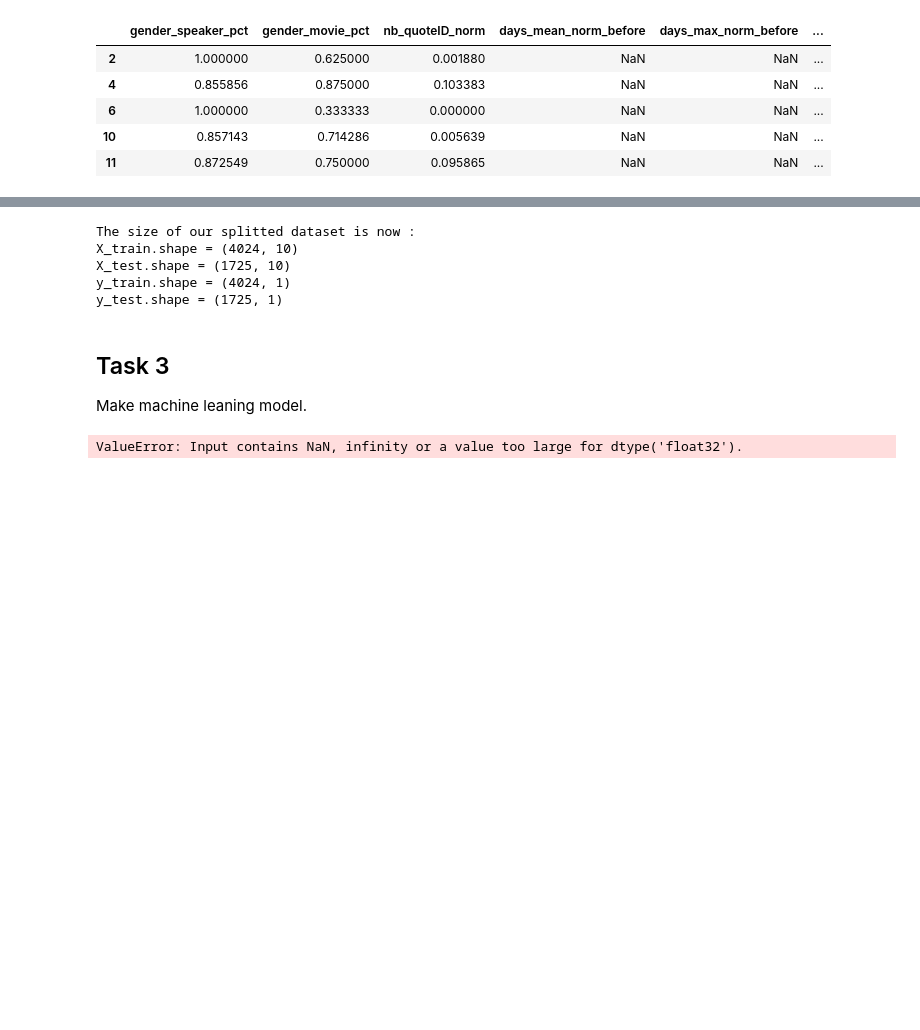
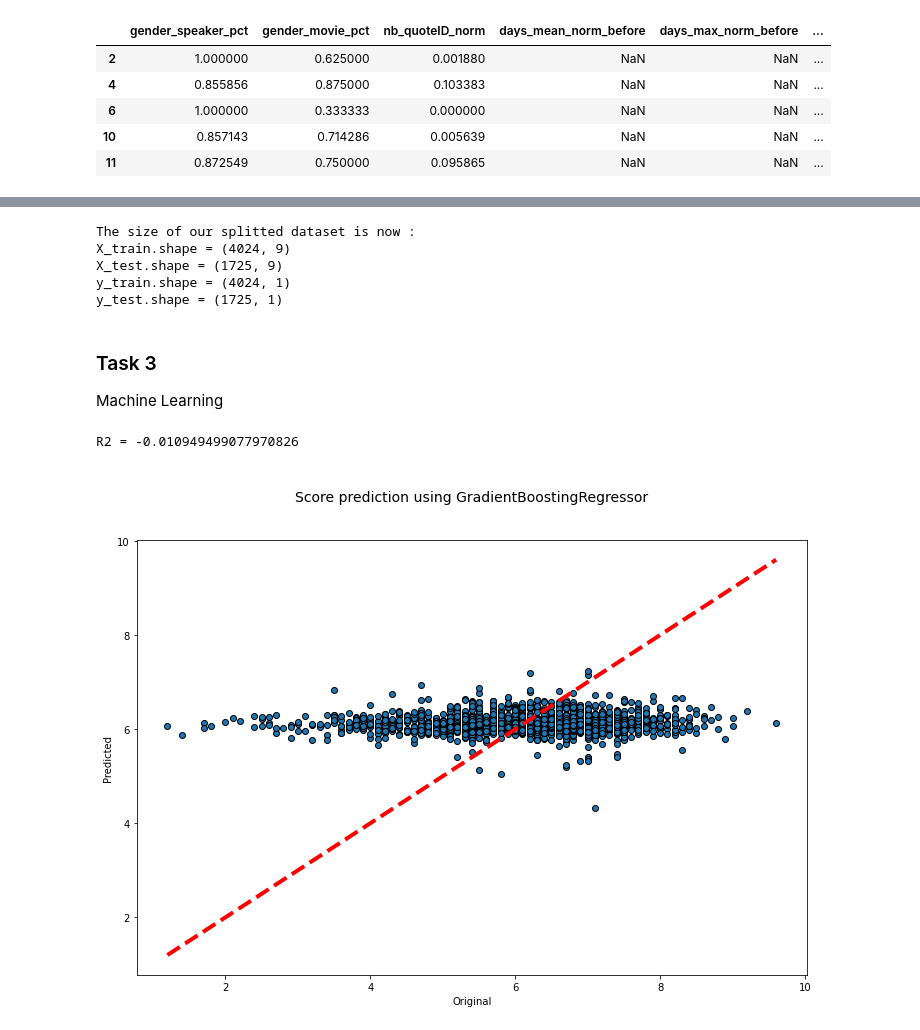
Before and after one commit to epfl-ada/ada-2021-project-escouade, a Jupyter notebook: src/Question_3.ipynb, the cells around one changed output, grey strips where cells are left out. Cells and saved outputs as stored; diff of their text form; code cells hidden in the pictures; blank space fills up the shorter version.

```diff
--- a/src/Question_3.ipynb
+++ b/src/Question_3.ipynb
@@ -126,6 +98,7 @@ X.head()
 | 10 | 0.857143 | 0.714286 | 0.005639 | NaN | NaN | ... |
 | 11 | 0.872549 | 0.750000 | 0.095865 | NaN | NaN | ... |
 # %%
+df_ML_filtred = df_Q3_comp.copy()
 #to make a prediction we must eliminate the missing values
 len(df_ML_filtred[df_ML_filtred.isna().any(axis=1)])
 #replace nan values with mean
@@ -136,4 +107,4 @@ len(df_ML_filtred[df_ML_filtred.isna().any(axis=1)])
 # %%
 #store labels for the training
-df_Q3_comp = df_Q3_comp.astype({'averageRating_y': int})
+df_ML_filtred = df_ML_filtred.astype({'averageRating': float})
 # %%
@@ -175,10 +129,0 @@ df_Q3_comp
-# %%
-# Function taking as argument a dataframe and a list of columns
-# It return a numpy array containing the dataframe columns
-# It checks if the dimension of the returning array has the correct dimension
-def numpy_helper(df, cols):
-    result = df[cols].to_numpy(copy = True)
-    if len(df) == result.shape[0] and len(cols) == result.shape[1] :
-        return result
-    else:
-        raise Exception(f"Dimensions of the array is wrong: {result.shape = }")
@@ -190,8 +138,8 @@ print(features_cols )
 # %%
 features_cols = X.columns.tolist()
 # Creating the features array and the label array
-X_array = numpy_helper(df_Q3_comp,features_cols)
-Y_array = numpy_helper(df_Q3_comp, ['averageRating_x'])
+X_array = numpy_helper(df_ML_filtred,features_cols)
+Y_array = numpy_helper(df_ML_filtred, ['averageRating'])
 # Splitting the dataset in training and testing subset
 X_train, X_test, y_train, y_test = sklearn.model_selection.train_test_split(X_array,
                                                                             Y_array,
@@ -207,35 +155,36 @@ print(f"{y_train.shape = }")
 print(f"{y_test.shape = }")
 # %% [output]
 The size of our splitted dataset is now :
-X_train.shape = (4024, 10)
-X_test.shape = (1725, 10)
+X_train.shape = (4024, 9)
+X_test.shape = (1725, 9)
 y_train.shape = (4024, 1)
 y_test.shape = (1725, 1)
 # %% [markdown]
-## Task 3
-Make machine leaning model.
+### Task 3
+Machine Learning
 # %%
 from sklearn.ensemble import GradientBoostingRegressor
 # %%
 # Training a Gradient Boosting Regressor model
 grad_boost_reg = GradientBoostingRegressor()
 grad_boost_reg.fit(X_train, np.ravel(y_train))
 
 # Using the model on the test set
 y_predicted = grad_boost_reg.predict(X_test)
 # Computing R squared metric for the model
 print(f"R2 = {r2_score(y_test, y_predicted)}")
 
 # Plotting the results
 fig, ax = plt.subplots(figsize=(12, 8))
 ax.scatter(y_test, y_predicted, edgecolors=(0, 0, 0))
 ax.plot([min(y_test), max(y_test)], [min(y_test), max(y_test)], 'r--', lw=4)
 ax.set_xlabel('Original')
 ax.set_ylabel('Predicted')
-plt.title('\nScore prediction using genre and audio features \nLongitudinal split - GradientBoostingRegressor', fontsize = 14)
+plt.title('\nScore prediction using GradientBoostingRegressor\n\n', fontsize = 14)
 plt.show()
 # %% [output]
-ValueError: Input contains NaN, infinity or a value too large for dtype('float32').
+R2 = -0.010949499077970826
+[figure, added]
 # %%
 from sklearn.linear_model import LinearRegression
 # %%
```
Also changed, not shown: parts of 20 cells of this notebook, 1 other file.
